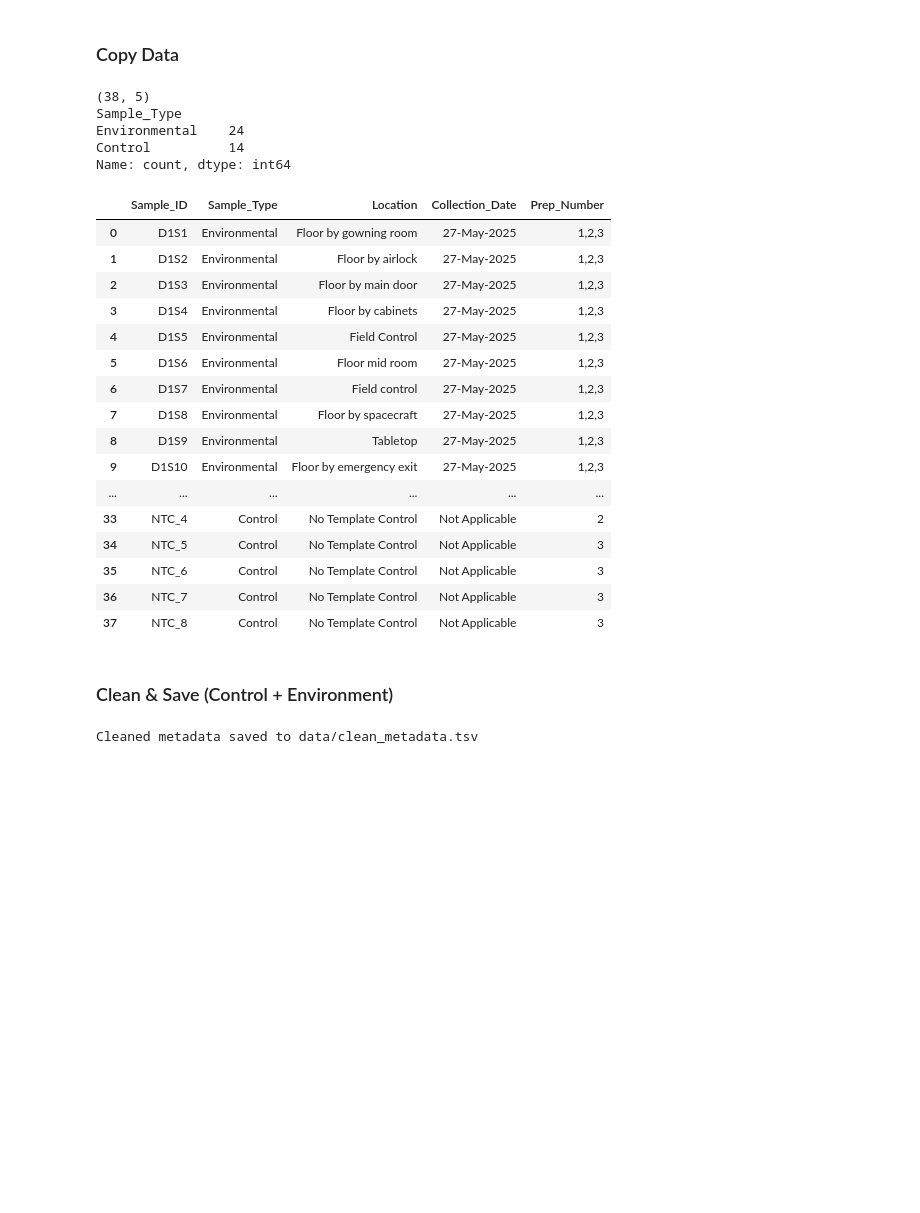
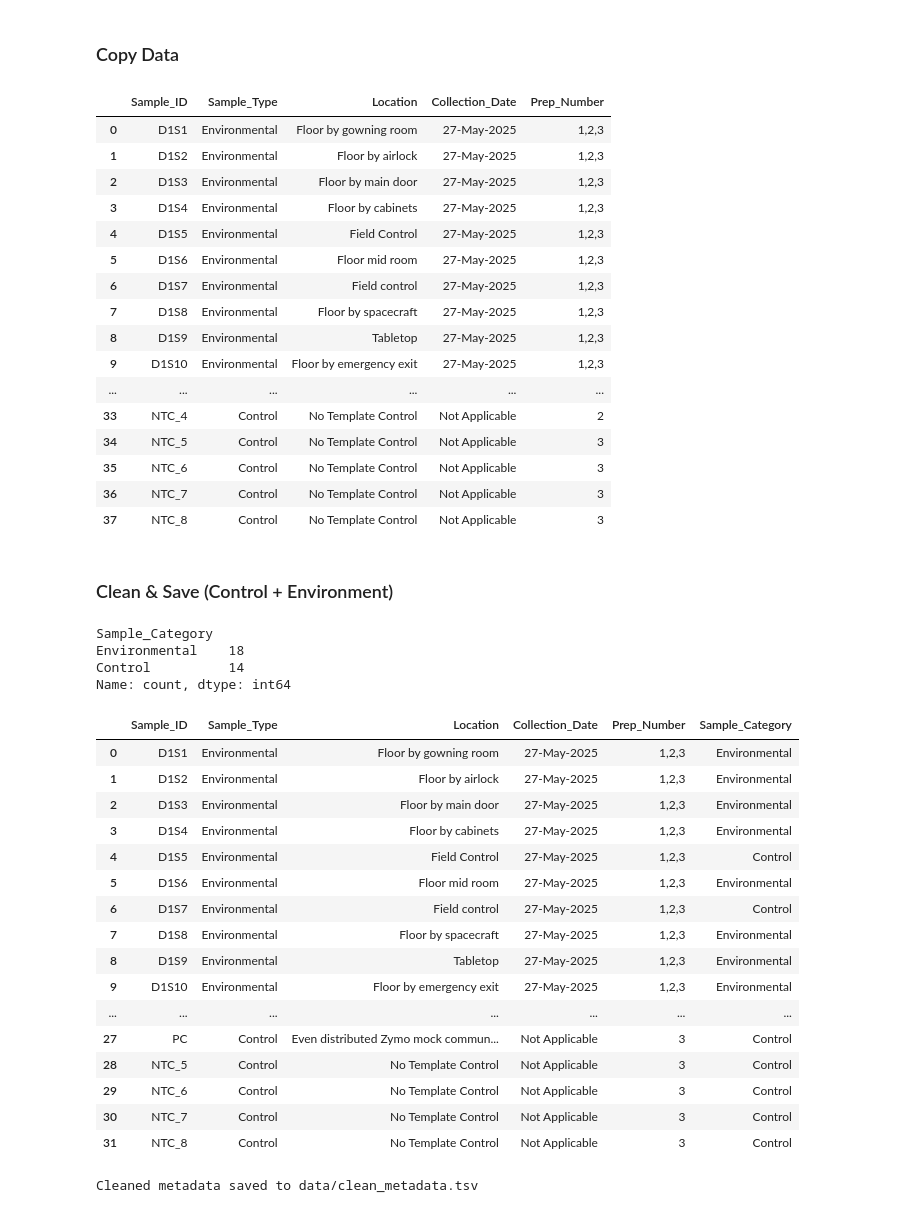
Before and after one commit to Soash/nasa-osd944-resistome-analysis, a Jupyter notebook: 1_clean_metadata.ipynb, the cells around one changed output. Drawn from its saved outputs; the diff is of its cells as text; code cells hidden in the pictures; blank space fills up the shorter version.

```diff
--- a/1_clean_metadata.ipynb
+++ b/1_clean_metadata.ipynb
@@ -85,17 +85,12 @@ clean_df.columns = [
     'Prep_Number'
 ]
 
-print(clean_df.shape)
-print(clean_df["Sample_Type"].value_counts())
+# print(clean_df.shape)
+# print(clean_df["Sample_Type"].value_counts())
 
 # clean_df.head()
 clean_df
 # %% [output]
-(38, 5)
-Sample_Type
-Environmental    24
-Control          14
-Name: count, dtype: int64
 |  | Sample_ID | Sample_Type | Location | Collection_Date | Prep_Number |
 | 0 | D1S1 | Environmental | Floor by gowning room | 27-May-2025 | 1,2,3 |
 | 1 | D1S2 | Environmental | Floor by airlock | 27-May-2025 | 1,2,3 |
@@ -121 +123,40 @@ clean_df['Sample_ID'] = clean_df['Sample_ID'].replace('Zymo_MMC_Log_11ng', 'Zymo
+# %%
+clean_df["Sample_Category"] = "Environmental"
+
+# Condition 1: Sample_Type == "Control"
+mask1 = clean_df["Sample_Type"].eq("Control")
+
+# Condition 2: Environmental + Location contains "Control"
+mask2 = (
+    clean_df["Sample_Type"].eq("Environmental") &
+    clean_df["Location"].str.contains("Control", case=False, na=False)
+)
+
+clean_df.loc[mask1 | mask2, "Sample_Category"] = "Control"
+
+print(clean_df["Sample_Category"].value_counts())
+
+clean_df
+# %% [output]
+Sample_Category
+Environmental    18
+Control          14
+Name: count, dtype: int64
+|  | Sample_ID | Sample_Type | Location | Collection_Date | Prep_Number | Sample_Category |
+| 0 | D1S1 | Environmental | Floor by gowning room | 27-May-2025 | 1,2,3 | Environmental |
+| 1 | D1S2 | Environmental | Floor by airlock | 27-May-2025 | 1,2,3 | Environmental |
+| 2 | D1S3 | Environmental | Floor by main door | 27-May-2025 | 1,2,3 | Environmental |
+| 3 | D1S4 | Environmental | Floor by cabinets | 27-May-2025 | 1,2,3 | Environmental |
+| 4 | D1S5 | Environmental | Field Control | 27-May-2025 | 1,2,3 | Control |
+| 5 | D1S6 | Environmental | Floor mid room | 27-May-2025 | 1,2,3 | Environmental |
+| 6 | D1S7 | Environmental | Field control | 27-May-2025 | 1,2,3 | Control |
+| 7 | D1S8 | Environmental | Floor by spacecraft | 27-May-2025 | 1,2,3 | Environmental |
+| 8 | D1S9 | Environmental | Tabletop | 27-May-2025 | 1,2,3 | Environmental |
+| 9 | D1S10 | Environmental | Floor by emergency exit | 27-May-2025 | 1,2,3 | Environmental |
+| ... | ... | ... | ... | ... | ... | ... |
+| 27 | PC | Control | Even distributed Zymo mock commun... | Not Applicable | 3 | Control |
+| 28 | NTC_5 | Control | No Template Control | Not Applicable | 3 | Control |
+| 29 | NTC_6 | Control | No Template Control | Not Applicable | 3 | Control |
+| 30 | NTC_7 | Control | No Template Control | Not Applicable | 3 | Control |
+| 31 | NTC_8 | Control | No Template Control | Not Applicable | 3 | Control |
 # %%
```
Also changed, not shown: parts of 3 cells of this notebook, 4 other files.
